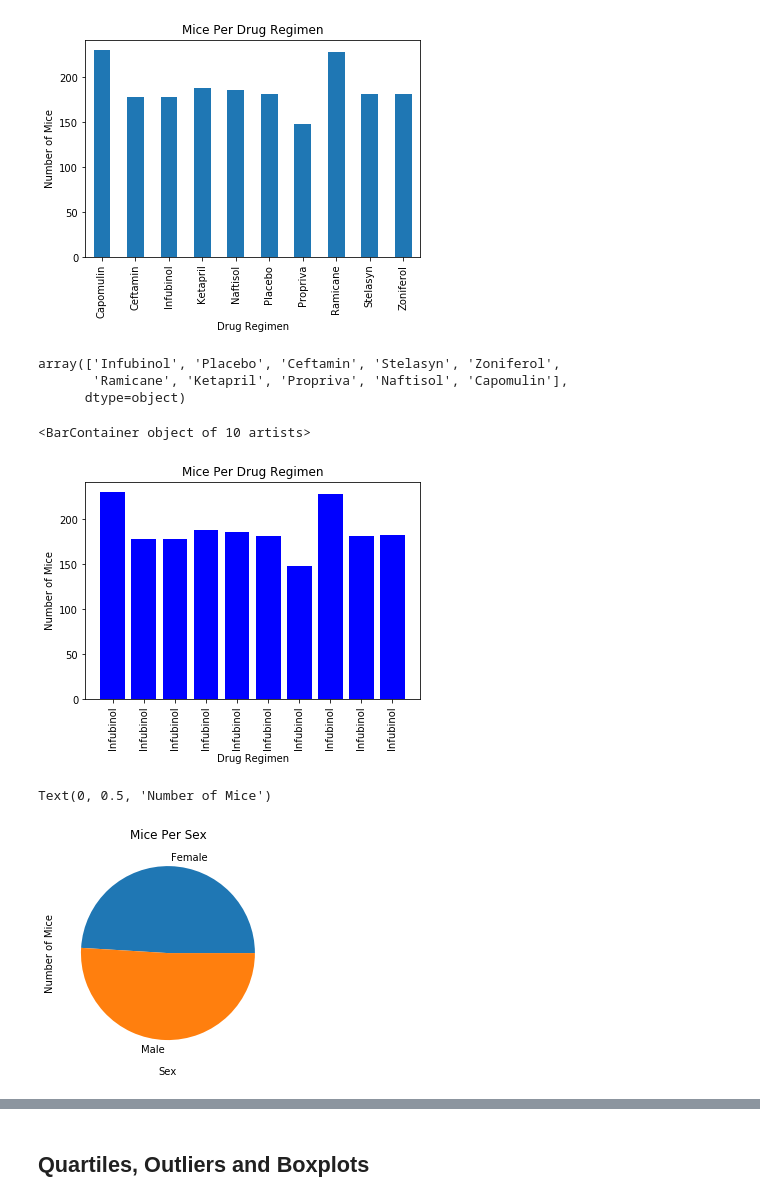
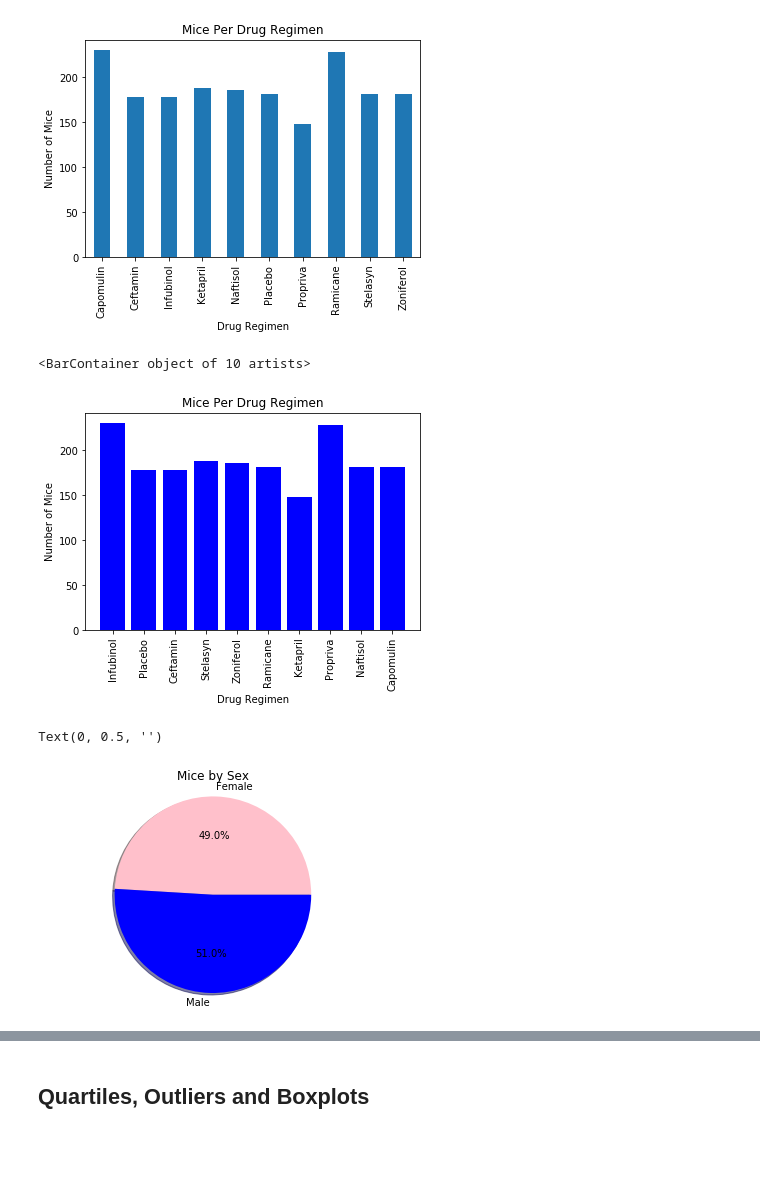
Before and after one commit to cdfencing/Matplotlib-The-Power-of-Plots, a Jupyter notebook: Pymaceuticals/Pymaceuticals.ipynb, the cells around one changed output, grey strips where cells are left out. Cells and saved outputs as stored; diff of their text form; code cells hidden in the pictures; blank space fills up the shorter version.

```diff
--- a/Pymaceuticals/Pymaceuticals.ipynb
+++ b/Pymaceuticals/Pymaceuticals.ipynb
@@ -85,16 +85,10 @@ count_chart.set_ylabel("Number of Mice")
 # %% [output]
 Text(0, 0.5, 'Number of Mice')
 [figure]
-# %%
-combined_mousestudy_df["Drug Regimen"].unique()
-# %% [output]
-array(['Infubinol', 'Placebo', 'Ceftamin', 'Stelasyn', 'Zoniferol',
-       'Ramicane', 'Ketapril', 'Propriva', 'Naftisol', 'Capomulin'],
-      dtype=object)
 # %%
 # Bar plot displaying number of mice per drug regimen by pyplot method
 
-drug_regimen = combined_mousestudy_df["Drug Regimen"].tolist()
+drug_regimen = combined_mousestudy_df["Drug Regimen"].unique()
 mice_in_treatments = count_mice_by_treatment
 x_axis = np.arange(len(mice_in_treatments))
 
@@ -109,22 +103,20 @@ plt.xticks(rotation=90)
 plt.bar(x_axis, mice_in_treatments, color="b", align="center")
 # %% [output]
 <BarContainer object of 10 artists>
-[figure, old version]
+[figure, new version]
 # %%
 # Grouping mice by drug regimen
 mice_by_sex = combined_mousestudy_df.groupby("Sex")
 
 # Count how many number of mice in each regimen
 count_mice_by_sex = mice_by_sex["Sex"].count()
 
 # pie chart displaying the distribution of female versus male mice using pandas
 
-mice_by_sex_chart = count_mice_by_sex.plot(kind='pie')
-
-# Set the xlabel and ylabel
-plt.title("Mice Per Sex")
-mice_by_sex_chart.set_xlabel("Sex")
-mice_by_sex_chart.set_ylabel("Number of Mice")
+mice_by_sex_chart = count_mice_by_sex.plot(kind='pie', autopct="%1.1f%%", shadow=True, startangle=0, colors=colors)
+plt.title("Mice by Sex")
+plt.axis("equal")
+plt.ylabel(None)
 # %% [output]
-Text(0, 0.5, 'Number of Mice')
+Text(0, 0.5, '')
-[figure, old version]
+[figure, new version]
```
Also changed, not shown: parts of 2 cells of this notebook, 1 other file.
